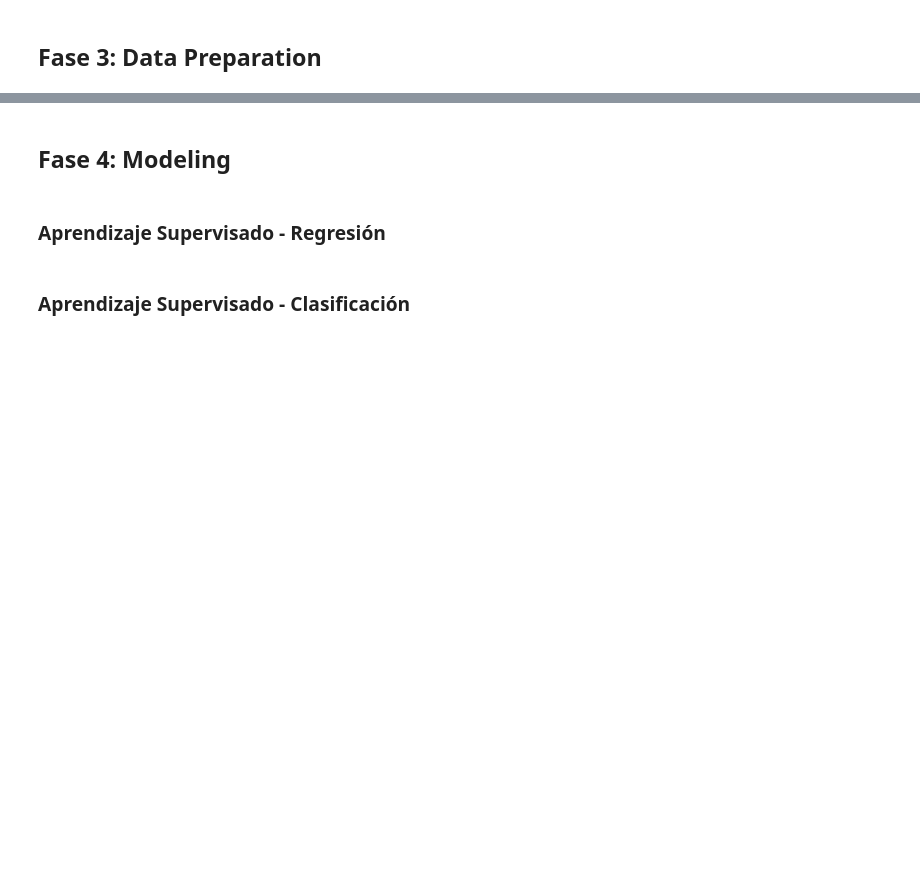
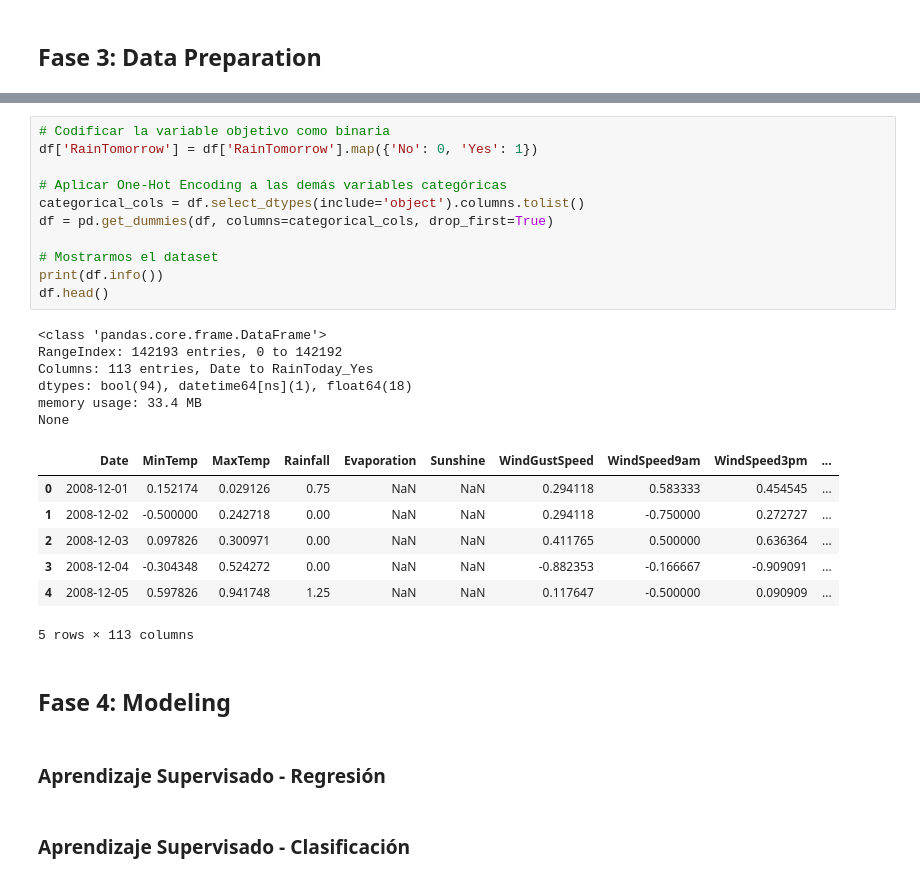
Before and after one commit to NicolasCeronM/Mineria-de-datos, a Jupyter notebook: Plantilla_Metodología_CRISP_en_Notebook.ipynb, the cells around one changed output, grey strips where cells are left out. Cells and saved outputs as stored; diff of their text form; blank space fills up the shorter version.

```diff
--- a/Plantilla_Metodología_CRISP_en_Notebook.ipynb
+++ b/Plantilla_Metodología_CRISP_en_Notebook.ipynb
@@ -176,3 +394,28 @@ plt.show()
+# %%
+# Codificar la variable objetivo como binaria
+df['RainTomorrow'] = df['RainTomorrow'].map({'No': 0, 'Yes': 1})
+
+# Aplicar One-Hot Encoding a las demás variables categóricas
+categorical_cols = df.select_dtypes(include='object').columns.tolist()
+df = pd.get_dummies(df, columns=categorical_cols, drop_first=True)
+
+# Mostrarmos el dataset
+print(df.info())
+df.head()
+# %% [output]
+<class 'pandas.core.frame.DataFrame'>
+RangeIndex: 142193 entries, 0 to 142192
+Columns: 113 entries, Date to RainToday_Yes
+dtypes: bool(94), datetime64[ns](1), float64(18)
+memory usage: 33.4 MB
+None
+|  | Date | MinTemp | MaxTemp | Rainfall | Evaporation | Sunshine | WindGustSpeed | WindSpeed9am | WindSpeed3pm | ... |
+| 0 | 2008-12-01 | 0.152174 | 0.029126 | 0.75 | NaN | NaN | 0.294118 | 0.583333 | 0.454545 | ... |
+| 1 | 2008-12-02 | -0.500000 | 0.242718 | 0.00 | NaN | NaN | 0.294118 | -0.750000 | 0.272727 | ... |
+| 2 | 2008-12-03 | 0.097826 | 0.300971 | 0.00 | NaN | NaN | 0.411765 | 0.500000 | 0.636364 | ... |
+| 3 | 2008-12-04 | -0.304348 | 0.524272 | 0.00 | NaN | NaN | -0.882353 | -0.166667 | -0.909091 | ... |
+| 4 | 2008-12-05 | 0.597826 | 0.941748 | 1.25 | NaN | NaN | 0.117647 | -0.500000 | 0.090909 | ... |
+5 rows × 113 columns
 # %% [markdown]
 ## Fase 4: Modeling
 # %% [markdown]
```
Also changed, not shown: parts of 11 cells of this notebook.
